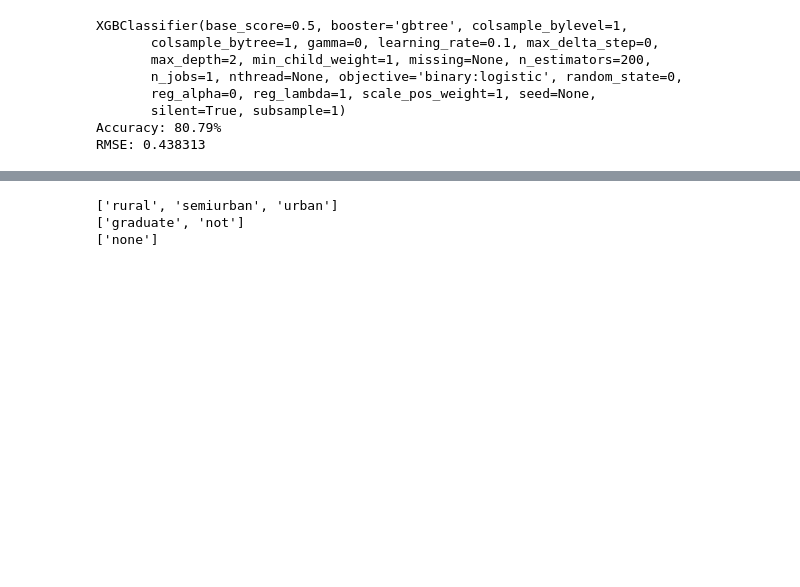
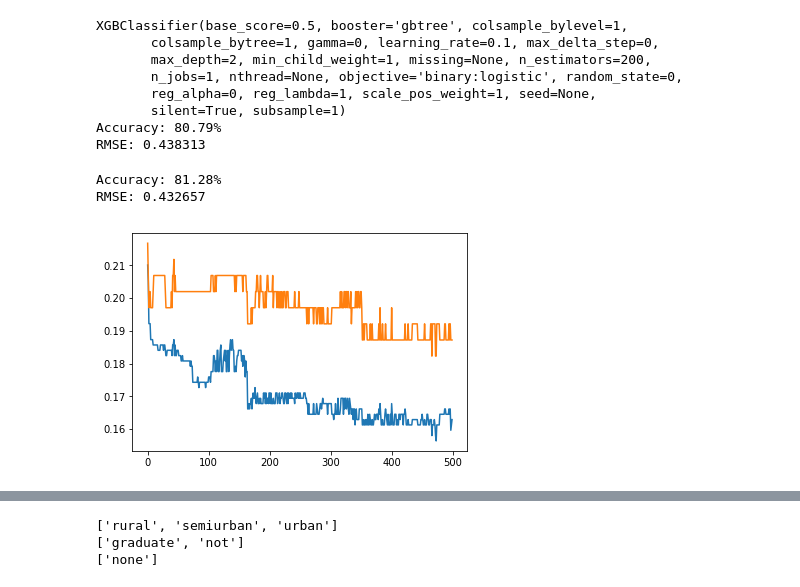
Before and after one commit to arjology/data_science, a Jupyter notebook: loan_prediction/loand_prediction.ipynb, the cells around one changed output, grey strips where cells are left out. Saved outputs shown, nothing was run; the diff lists cells and outputs as text; code cells hidden in the pictures; blank space fills up the shorter version.

```diff
--- a/loan_prediction/loand_prediction.ipynb
+++ b/loan_prediction/loand_prediction.ipynb
@@ -367,6 +367,48 @@ XGBClassifier(base_score=0.5, booster='gbtree', colsample_bylevel=1,
        silent=True, subsample=1)
 Accuracy: 80.79%
 RMSE: 0.438313
+# %%
+seed = 7
+test_size = 0.33
+X_train, X_test, y_train, y_test = model_selection.train_test_split(X_train_imp,
+                                                                    Y,
+                                                                    test_size=test_size,
+                                                                    random_state=seed)
+eval_set = [(X_train_imp, Y), (X_test, y_test)]
+eval_metric = ["auc","error"]
+
+seed = 7
+model = xgb.XGBClassifier(silent=True,
+                          scale_pos_weight=1,
+                          learning_rate=0.5,
+                          colsample_bytree =0.8,
+                          subsample = .8,
+                          objective='binary:logistic',
+                          n_estimators=500,
+                          reg_lambda=1,
+                          max_depth=2,
+                          gamma=5
+                         )
+model.fit(X_train, y_train, eval_metric=eval_metric, eval_set=eval_set, verbose=False)
+
+rs = model.evals_result()
+plt.plot(rs['validation_0']['error'])
+plt.plot(rs['validation_1']['error'])
+
+# make predictions for test data
+y_pred = model.predict(X_test)
+predictions = [round(value) for value in y_pred]
+
+# evaluate predictions
+accuracy = accuracy_score(y_test, predictions)
+print("Accuracy: %.2f%%" % (accuracy * 100.0))
+
+rmse = np.sqrt(mean_squared_error(y_test, predictions))
+print("RMSE: %f" % (rmse))
+# %% [output]
+Accuracy: 81.28%
+RMSE: 0.432657
+[figure, added]
 # %%
 feats_ = pd.DataFrame(data=[model.feature_importances_], columns=X_train_imp.columns)
 feats_unstacked = feats_.unstack().to_frame()
```
Also changed, not shown: parts of 9 cells of this notebook, 5 other files.
